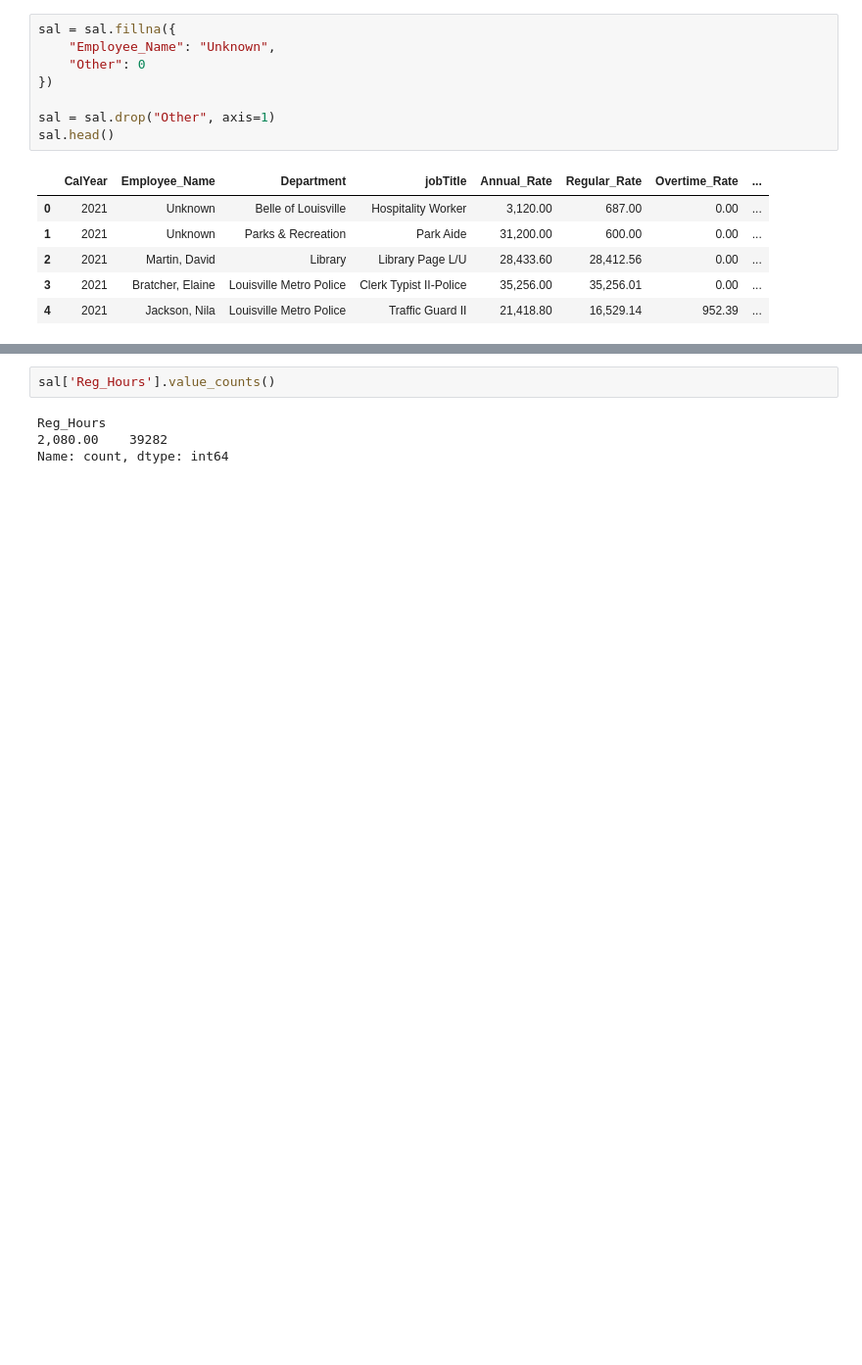
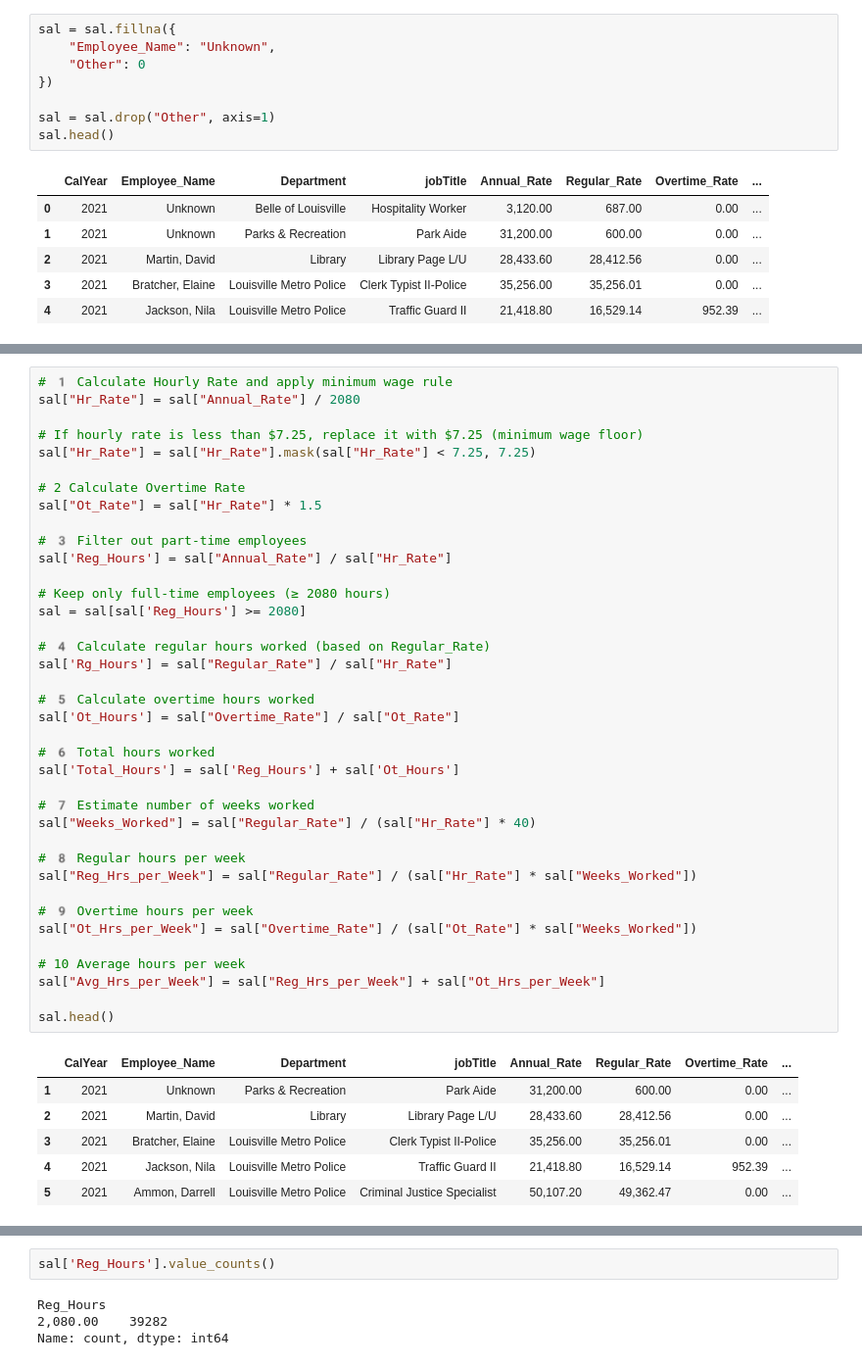
Before and after one commit to dmorton714/Louisville_stats, a Jupyter notebook: SalStudy/sal.ipynb, the cells around one changed output, grey strips where cells are left out. Shown at 98% size. Drawn from its saved outputs; the diff is of its cells as text; blank space fills up the shorter version.

```diff
--- a/SalStudy/sal.ipynb
+++ b/SalStudy/sal.ipynb
@@ -117,3 +213,48 @@ sal.head(10)
+# %%
+# 1️ Calculate Hourly Rate and apply minimum wage rule
+sal["Hr_Rate"] = sal["Annual_Rate"] / 2080
+
+# If hourly rate is less than $7.25, replace it with $7.25 (minimum wage floor)
+sal["Hr_Rate"] = sal["Hr_Rate"].mask(sal["Hr_Rate"] < 7.25, 7.25)
+
+# 2 Calculate Overtime Rate
+sal["Ot_Rate"] = sal["Hr_Rate"] * 1.5
+
+# 3️ Filter out part-time employees
+sal['Reg_Hours'] = sal["Annual_Rate"] / sal["Hr_Rate"]
+
+# Keep only full-time employees (≥ 2080 hours)
+sal = sal[sal['Reg_Hours'] >= 2080]
+
+# 4️ Calculate regular hours worked (based on Regular_Rate)
+sal['Rg_Hours'] = sal["Regular_Rate"] / sal["Hr_Rate"]
+
+# 5️ Calculate overtime hours worked
+sal['Ot_Hours'] = sal["Overtime_Rate"] / sal["Ot_Rate"]
+
+# 6️ Total hours worked
+sal['Total_Hours'] = sal['Reg_Hours'] + sal['Ot_Hours']
+
+# 7️ Estimate number of weeks worked
+sal["Weeks_Worked"] = sal["Regular_Rate"] / (sal["Hr_Rate"] * 40)
+
+# 8️ Regular hours per week
+sal["Reg_Hrs_per_Week"] = sal["Regular_Rate"] / (sal["Hr_Rate"] * sal["Weeks_Worked"])
+
+# 9️ Overtime hours per week
+sal["Ot_Hrs_per_Week"] = sal["Overtime_Rate"] / (sal["Ot_Rate"] * sal["Weeks_Worked"])
+
+# 10 Average hours per week
+sal["Avg_Hrs_per_Week"] = sal["Reg_Hrs_per_Week"] + sal["Ot_Hrs_per_Week"]
+
+sal.head()
+# %% [output]
+|  | CalYear | Employee_Name | Department | jobTitle | Annual_Rate | Regular_Rate | Overtime_Rate | ... |
+| 1 | 2021 | Unknown | Parks & Recreation | Park Aide | 31,200.00 | 600.00 | 0.00 | ... |
+| 2 | 2021 | Martin, David | Library | Library Page L/U | 28,433.60 | 28,412.56 | 0.00 | ... |
+| 3 | 2021 | Bratcher, Elaine | Louisville Metro Police | Clerk Typist II-Police | 35,256.00 | 35,256.01 | 0.00 | ... |
+| 4 | 2021 | Jackson, Nila | Louisville Metro Police | Traffic Guard II | 21,418.80 | 16,529.14 | 952.39 | ... |
+| 5 | 2021 | Ammon, Darrell | Louisville Metro Police | Criminal Justice Specialist | 50,107.20 | 49,362.47 | 0.00 | ... |
 # %%
 sal = sal.sort_values(by="Avg_Hrs_per_Week", ascending=False)
 sal.head()
```
Also changed, not shown: parts of 5 cells of this notebook.
